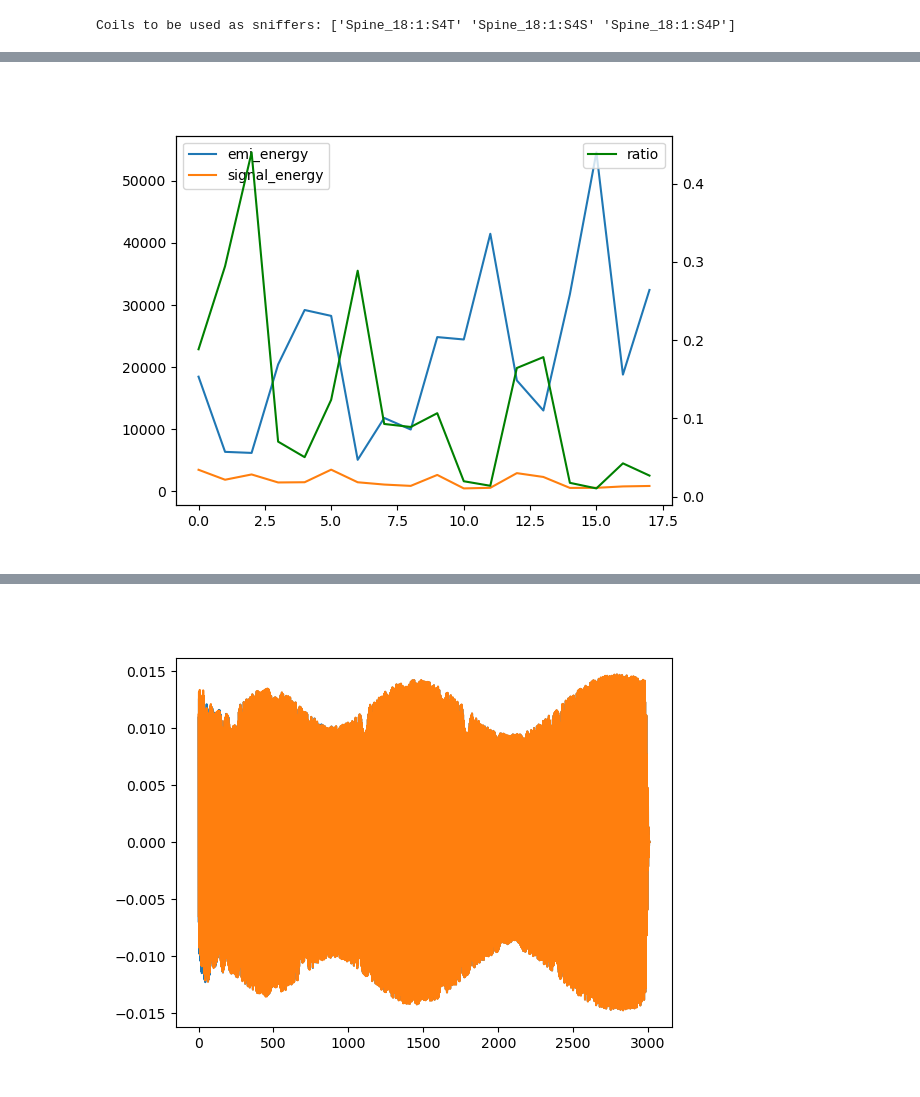
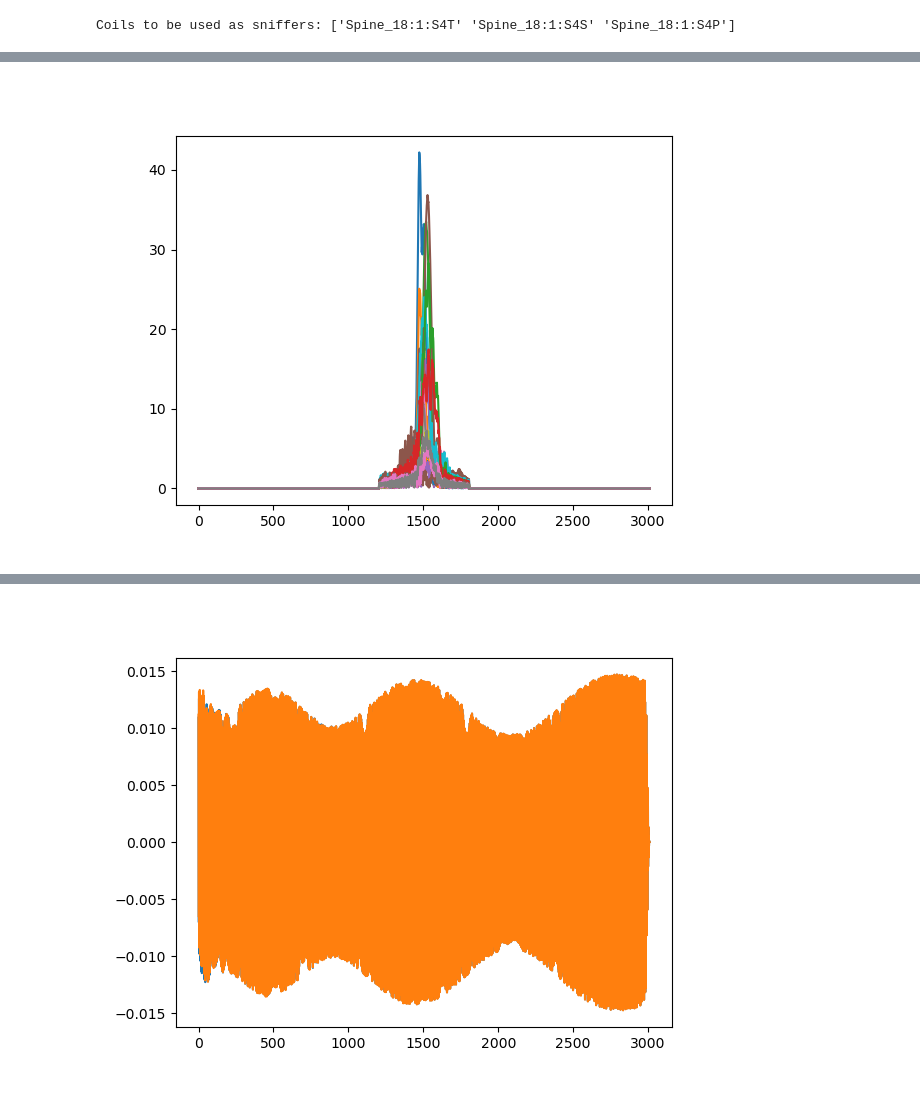
Before and after one commit to usc-mrel/PylotToneMRI, a Jupyter notebook: main_editer_correct.ipynb, the cells around one changed output, grey strips where cells are left out. Drawn from its saved outputs; the diff is of its cells as text; code cells hidden in the pictures.

Commit message:
Automatic sensing coil selection based on signal and interference ratios.

```diff
--- a/main_editer_correct.ipynb
+++ b/main_editer_correct.ipynb
@@ -155,50 +155,67 @@ ksp_sniffer  = data[:,:,sensing_coils]*ksp_window
 Coils to be used as sniffers: ['Spine_18:1:S4T' 'Spine_18:1:S4S' 'Spine_18:1:S4P']
 # %%
 # TEST auto coil selection
-from pilottone.pt import to_hybrid_kspace
+from pilottone.signal import to_hybrid_kspace
 
 f_pt = 24e6 # [Hz]
 f0 = hdr.experimentalConditions.H1resonanceFrequency_Hz
 f_diff = f0 - f_pt
 
-f_samp  = 1/dt
-n_samp = data2.shape[0]
-df = f_samp/n_samp
-freq_axis = np.arange(0, f_samp, df) - (f_samp - (n_samp % 2)*df)/2 # Handles both even and odd length signals.
-signal_mask = (freq_axis < 100e3) & (freq_axis > -100e3)
-signal_region = to_hybrid_kspace(data2[:, 0,:].squeeze())*signal_mask[:,None]
+def autopick_sensing_coils(data, f_emi, bw_emi, bw_sig, f_samp, ratio_th):
 
-emi_mask = (freq_axis < (f_diff+50e3)) & (freq_axis > (f_diff-50e3))
-emi_region = to_hybrid_kspace(data2[:, 0,:].squeeze())*emi_mask[:,None]
+    n_samp = data.shape[0]
+    df = f_samp/n_samp
+    freq_axis = np.arange(0, f_samp, df) - (f_samp - (n_samp % 2)*df)/2 # Handles both even and odd length signals.
+    signal_mask = (freq_axis < bw_sig/2) & (freq_axis > -bw_sig/2)
+    signal_region = to_hybrid_kspace(data[:, 0,:].squeeze())*signal_mask[:,None]
 
-emi_energy = np.sum(np.abs(emi_region), axis=0)
-signal_energy = np.sum(np.abs(signal_region), axis=0)
-sratio = signal_energy/emi_energy
+    emi_mask = (freq_axis < (f_emi+bw_emi/2)) & (freq_axis > (f_emi-bw_emi/2))
+    emi_region = to_hybrid_kspace(data[:, 0,:].squeeze())*emi_mask[:,None]
 
-plt.figure()
-plt.plot(np.abs(to_hybrid_kspace(data2[:,0,:].squeeze())))
+    emi_energy = np.sum(np.abs(emi_region), axis=0)
+    signal_energy = np.sum(np.abs(signal_region), axis=0)
+    sratio = signal_energy/emi_energy
 
-fig, ax1 = plt.subplots()
-ax2 = ax1.twinx()
-ax1.plot(emi_energy, label='emi_energy')
-ax1.plot(signal_energy, label='signal_energy')
-ax1.legend()
-ax2.plot(sratio, 'green', label='ratio')
-ax2.legend()
-plt.show()
+    Isig = np.argsort(signal_energy)
+    # Irat = np.argsort(sratio)
 
-Isig = np.argsort(signal_energy)
-Irat = np.argsort(sratio)
-print(coil_name[Isig])
+    sratio /= sratio[Isig[-1]] # Normalize with the largest Signal coil to reduce dep on PT amplitude.
 
-print(coil_name[Irat])
+    # plt.figure()
+    # plt.plot(np.abs(to_hybrid_kspace(data[:,0,:].squeeze())))
 
-print(coil_name[sratio < 0.03])
-# plt.figure()
-# plt.plot(np.abs(signal_region))
-# plt.show()
+    # fig, ax1 = plt.subplots()
+    # ax2 = ax1.twinx()
+    # ax1.plot(emi_energy, label='emi_energy')
+    # ax1.plot(signal_energy, label='signal_energy')
+    # ax1.legend()
+    # ax2.plot(sratio, 'green', label='ratio')
+    # ax2.legend()
+    # plt.show()
+    plt.figure()
+    plt.plot(np.abs(signal_region))
+    plt.show()
 
-# plt.figure()
-# plt.plot(np.abs(emi_region))
-# plt.show()
+    plt.figure()
+    plt.plot(np.abs(emi_region))
+    plt.show()
+
+    print(f'Coil with highest signal {coil_name[Isig[-1]]}.')
+
+    # print(coil_name[Isig])
+
+    # print(coil_name[Irat])
+
+    print(f'Coils with smallest ratio {coil_name[sratio < ratio_th]}')
+
+    n_ch = data.shape[2]
+    sensing_coils = np.nonzero(sratio < ratio_th)[0]
+    mri_coils = np.arange(n_ch)
+    mri_coils = mri_coils[~np.isin(mri_coils, sensing_coils)]
+    return mri_coils, sensing_coils
+
+
+mri_coils, sensing_coils = autopick_sensing_coils(data, f_emi=f_diff, bw_emi=100e3, bw_sig=200e3, f_samp=1/dt, ratio_th=0.4)
+ksp_measured = data[:,:,mri_coils]*ksp_window
+ksp_sniffer  = data[:,:,sensing_coils]*ksp_window
 # %% [output]
@@ -205 +225 @@ print(coil_name[sratio < 0.03])
-[figure, old version]
+[figure, new version]
```
Also changed, not shown: parts of 3 cells of this notebook.
